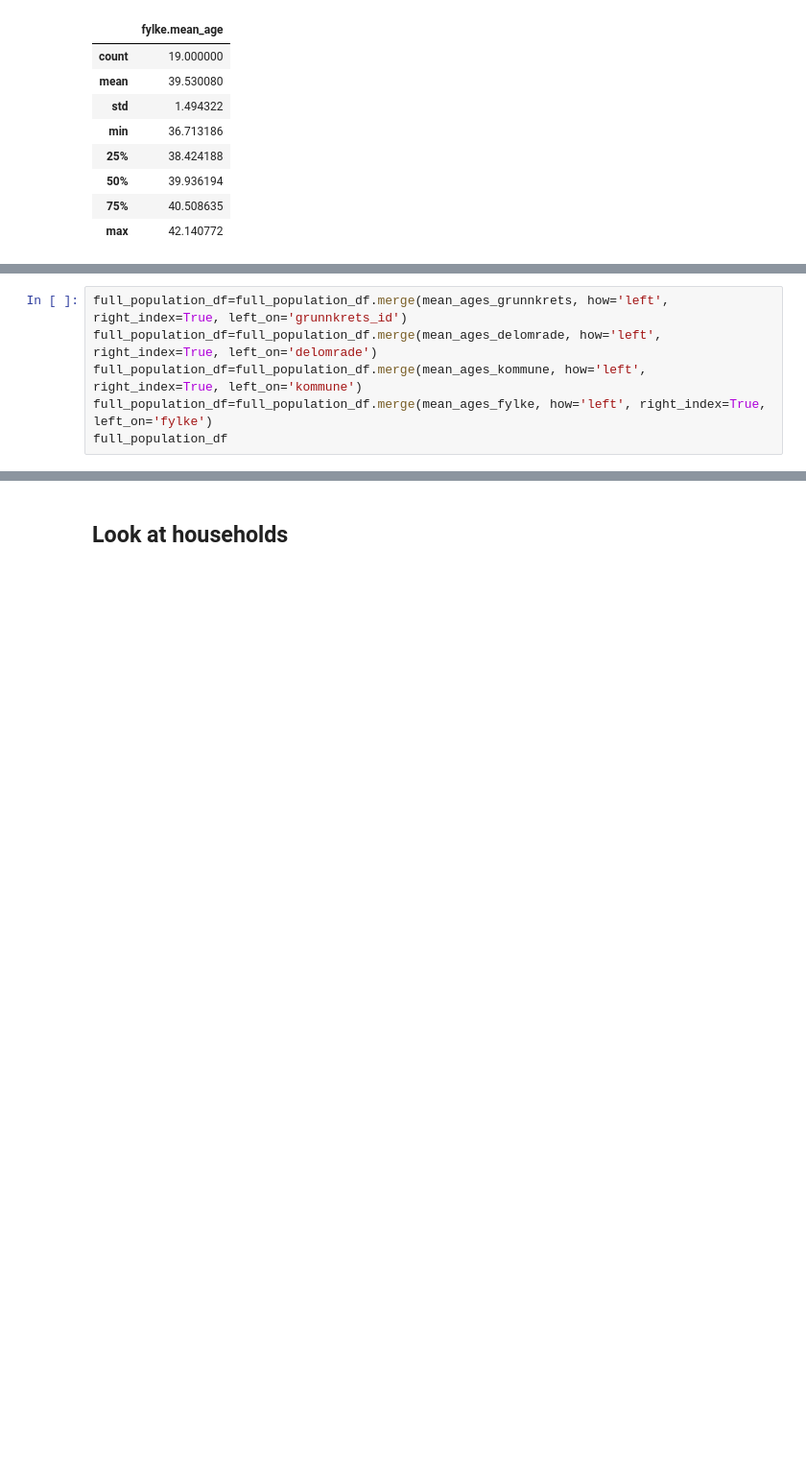
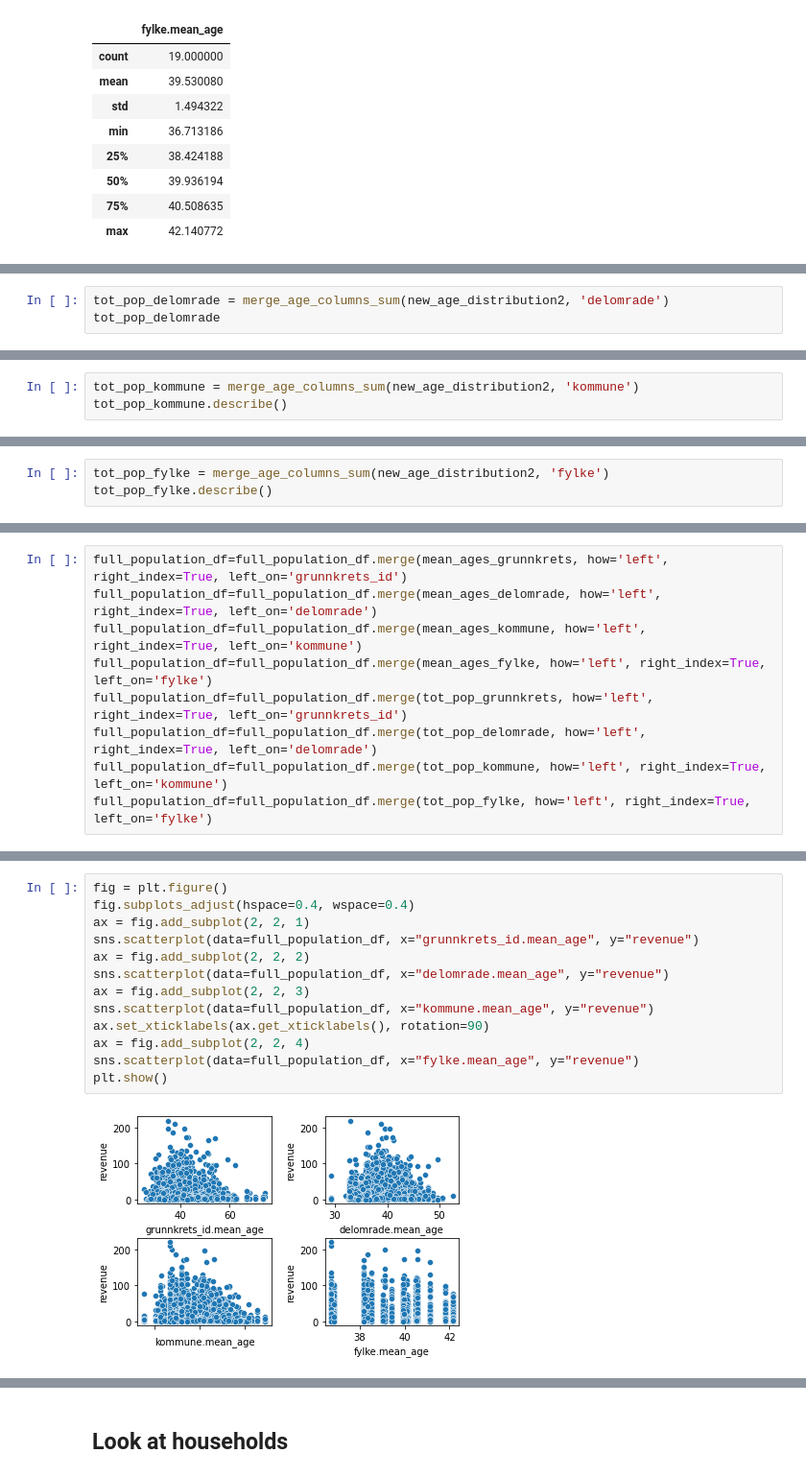
Before and after one commit to halvorlinder/TDT4173-Machine-Learning, a Jupyter notebook: grunnkrets.ipynb, the cells around one changed output, grey strips where cells are left out. Shown at 96% size. Drawn from its saved outputs; the diff is of its cells as text; blank space fills up the shorter version.

Commit message:
Do more exploration in grunnkrets

```diff
--- a/grunnkrets.ipynb
+++ b/grunnkrets.ipynb
@@ -260,0 +265,3 @@ mean_ages_fylke.describe()
+# %%
+tot_pop_delomrade = merge_age_columns_sum(new_age_distribution2, 'delomrade')
+tot_pop_delomrade
@@ -260,0 +283,3 @@ mean_ages_fylke.describe()
+# %%
+tot_pop_kommune = merge_age_columns_sum(new_age_distribution2, 'kommune')
+tot_pop_kommune.describe()
@@ -260,0 +296,3 @@ mean_ages_fylke.describe()
+# %%
+tot_pop_fylke = merge_age_columns_sum(new_age_distribution2, 'fylke')
+tot_pop_fylke.describe()
@@ -263,4 +313,7 @@ full_population_df=full_population_df.merge(mean_ages_grunnkrets, how='left', ri
 full_population_df=full_population_df.merge(mean_ages_delomrade, how='left', right_index=True, left_on='delomrade')
 full_population_df=full_population_df.merge(mean_ages_kommune, how='left', right_index=True, left_on='kommune')
 full_population_df=full_population_df.merge(mean_ages_fylke, how='left', right_index=True, left_on='fylke')
-full_population_df
+full_population_df=full_population_df.merge(tot_pop_grunnkrets, how='left', right_index=True, left_on='grunnkrets_id')
+full_population_df=full_population_df.merge(tot_pop_delomrade, how='left', right_index=True, left_on='delomrade')
+full_population_df=full_population_df.merge(tot_pop_kommune, how='left', right_index=True, left_on='kommune')
+full_population_df=full_population_df.merge(tot_pop_fylke, how='left', right_index=True, left_on='fylke')
@@ -280,0 +320,15 @@ full_population_df
+# %%
+fig = plt.figure()
+fig.subplots_adjust(hspace=0.4, wspace=0.4)
+ax = fig.add_subplot(2, 2, 1)
+sns.scatterplot(data=full_population_df, x="grunnkrets_id.mean_age", y="revenue")
+ax = fig.add_subplot(2, 2, 2)
+sns.scatterplot(data=full_population_df, x="delomrade.mean_age", y="revenue")
+ax = fig.add_subplot(2, 2, 3)
+sns.scatterplot(data=full_population_df, x="kommune.mean_age", y="revenue")
+ax.set_xticklabels(ax.get_xticklabels(), rotation=90)
+ax = fig.add_subplot(2, 2, 4)
+sns.scatterplot(data=full_population_df, x="fylke.mean_age", y="revenue")
+plt.show()
+# %% [output]
+[figure, added]
```
Also changed, not shown: parts of 30 cells of this notebook, 2 other files.
